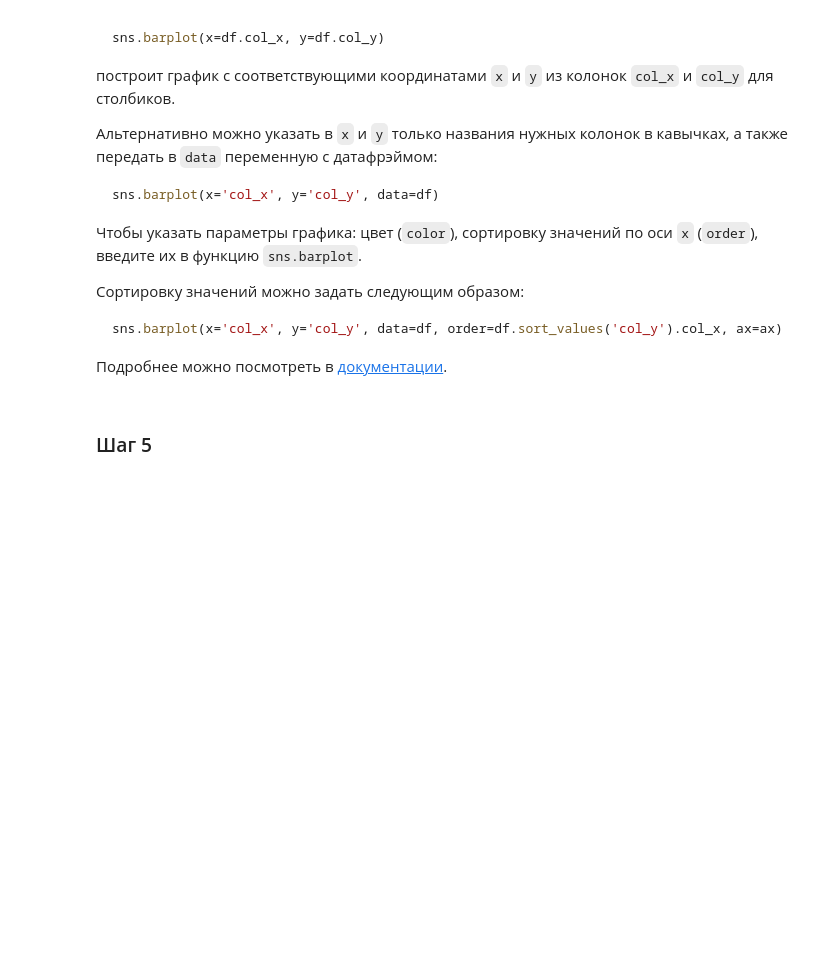
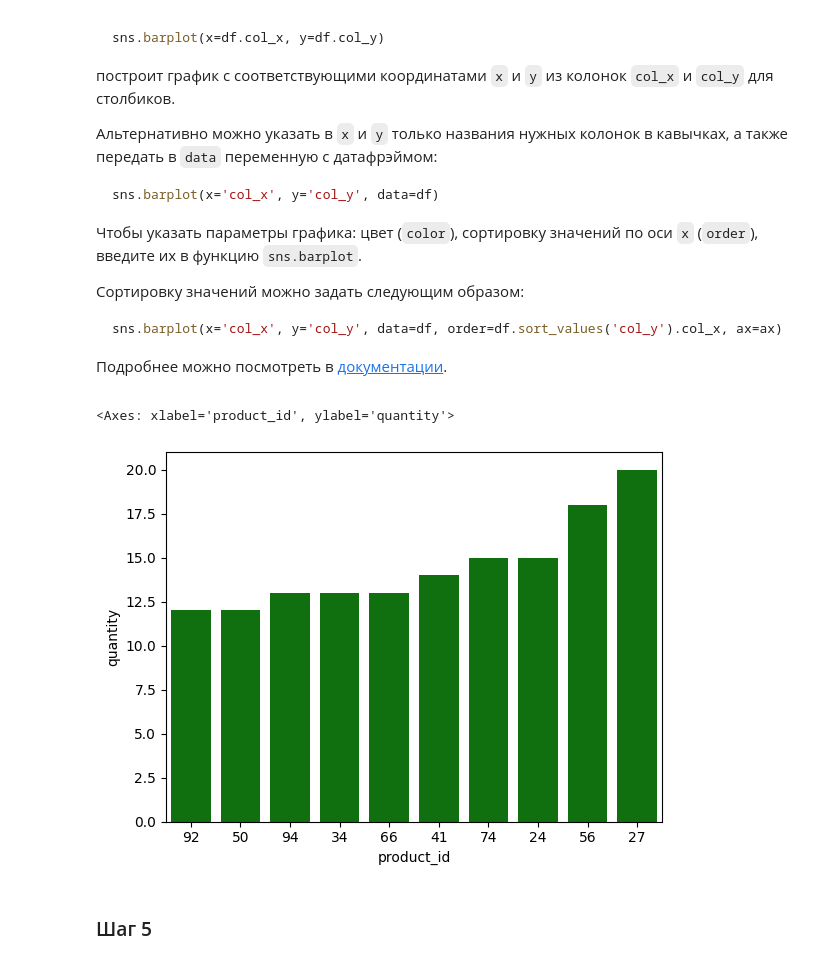
Before and after one commit to m-amirov/karpov.courses, a Jupyter notebook: notebooks/lesson_8_homework.ipynb, the cells around one changed output. Cells and saved outputs as stored; diff of their text form; code cells hidden in the pictures; folded sections open; blank space fills up the shorter version.

```diff
--- a/notebooks/lesson_8_homework.ipynb
+++ b/notebooks/lesson_8_homework.ipynb
@@ -192,0 +214,3 @@ for path, dirs, files in os.walk(f'/mnt/HC_Volume_18315164/home-jupyter/jupyter-
+# %%
+for root, dirs, files in os.walk('../data/data/2020-12-05/'):
+    print(root, dirs, files)
@@ -235,0 +266,8 @@ for path, dirs, files in os.walk(way):
+# %%
+files_path = []
+for root, dirs, files in os.walk(way, topdown=False):
+    for file in files:
+        if file.endswith('.csv'):
+            file_path = os.path.join(root, file)
+            files_path.append(file_path)
+files_path
@@ -285,0 +340,7 @@ name = str_way.split('/')[-2]
+# %%
+df = pd.DataFrame()
+for file in files_path:
+    data = pd.read_csv(file).drop(columns='Unnamed: 0')
+    data['name'] = file.split('\\')[1]
+    data['date'] = file.split('\\')[0].split('/')[-1]
+    df = pd.concat([df, data])
@@ -308,0 +373,2 @@ df.reset_index(drop=True)
+# %%
+df = df.reset_index(drop=True)
@@ -378,3 +466,14 @@ sns.barplot(x='col_x', y='col_y', data=df, order=df.sort_values('col_y').col_x,
+# %%
+top_product = df.groupby('product_id', as_index=False).quantity.sum().sort_values(by='quantity', ascending=False).head(10)
+sns.barplot(data=top_product,
+            x='product_id',
+            y='quantity',
+            color='green',
+            order=top_product.sort_values('quantity').product_id
+            )
+# %% [output]
+<Axes: xlabel='product_id', ylabel='quantity'>
+[figure, added]
 # %% [markdown]
 ### Шаг 5
 # %% [markdown]
```
Also changed, not shown: parts of 18 cells of this notebook.
